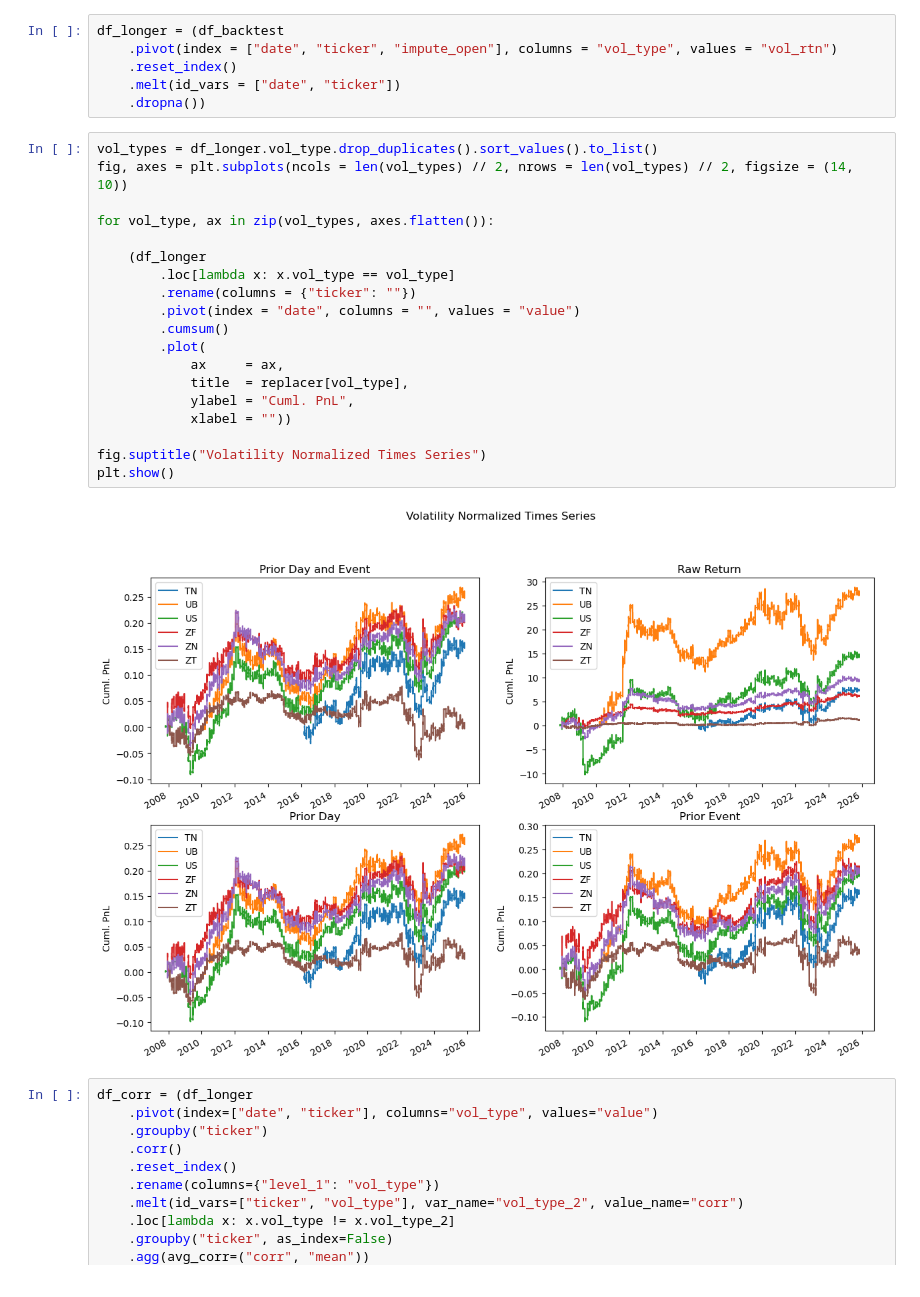
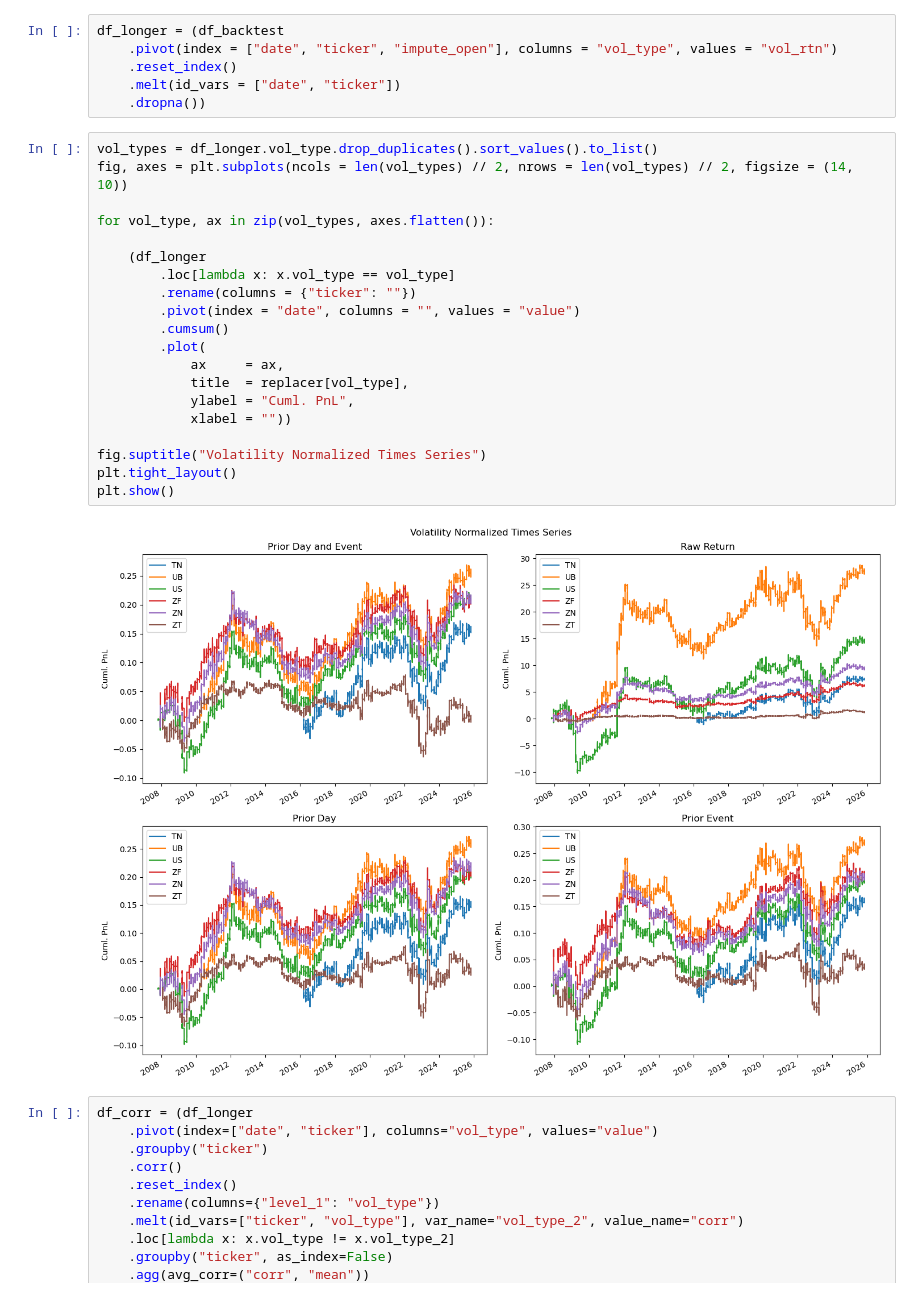
Before and after one commit to diegodalvarez/FOMCDrift, a Jupyter notebook: notebook/2GeneralizedBacktestApproach.ipynb, the cells around one changed output. Saved outputs shown, nothing was run; the diff lists cells and outputs as text.

```diff
--- a/notebook/2GeneralizedBacktestApproach.ipynb
+++ b/notebook/2GeneralizedBacktestApproach.ipynb
@@ -390,24 +390,25 @@ df_longer = (df_backtest
 # %%
 vol_types = df_longer.vol_type.drop_duplicates().sort_values().to_list()
 fig, axes = plt.subplots(ncols = len(vol_types) // 2, nrows = len(vol_types) // 2, figsize = (14, 10))
 
 for vol_type, ax in zip(vol_types, axes.flatten()):
 
     (df_longer
         .loc[lambda x: x.vol_type == vol_type]
         .rename(columns = {"ticker": ""})
         .pivot(index = "date", columns = "", values = "value")
         .cumsum()
         .plot(
             ax     = ax,
             title  = replacer[vol_type],
             ylabel = "Cuml. PnL",
             xlabel = ""))
 
 fig.suptitle("Volatility Normalized Times Series")
+plt.tight_layout()
 plt.show()
 # %% [output]
-[figure, old version]
+[figure, new version]
 # %%
 df_corr = (df_longer
     .pivot(index=["date", "ticker"], columns="vol_type", values="value")
```
Also changed, not shown: parts of 2 cells of this notebook, 3 other files.
